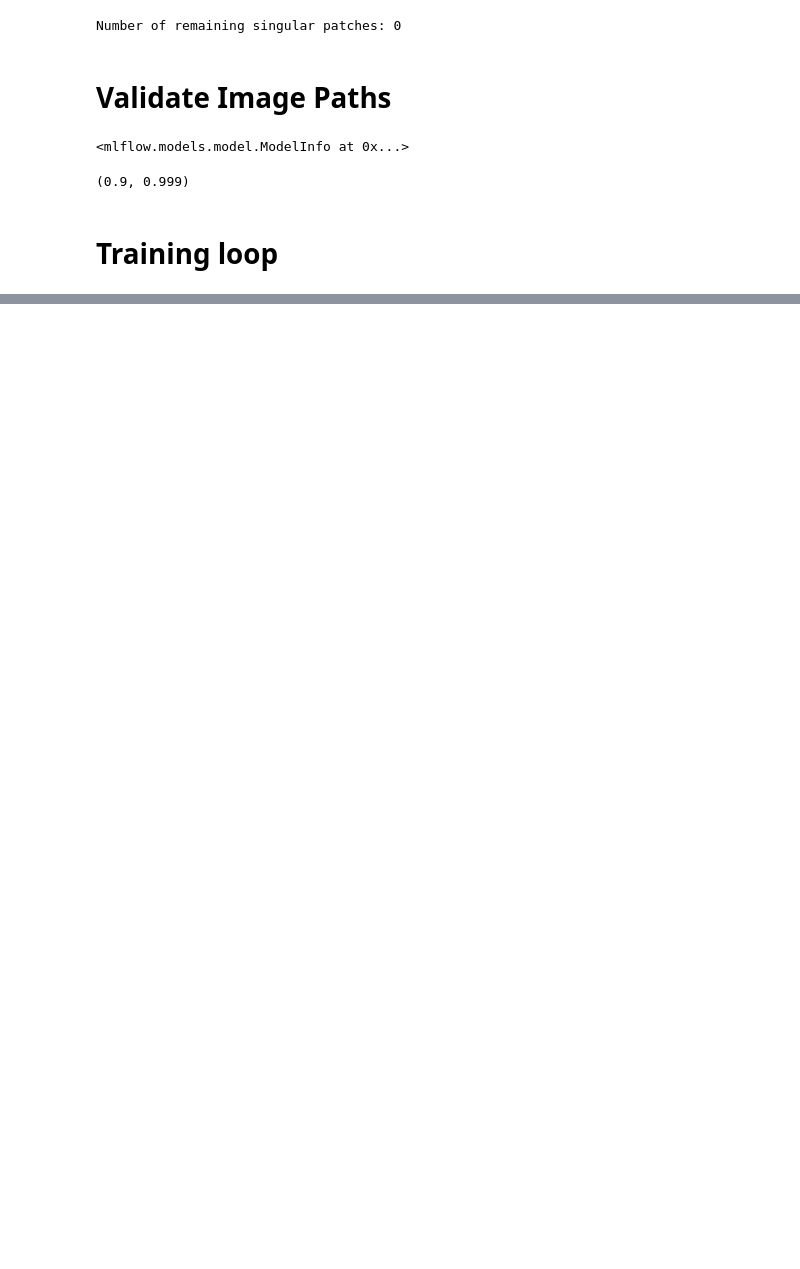
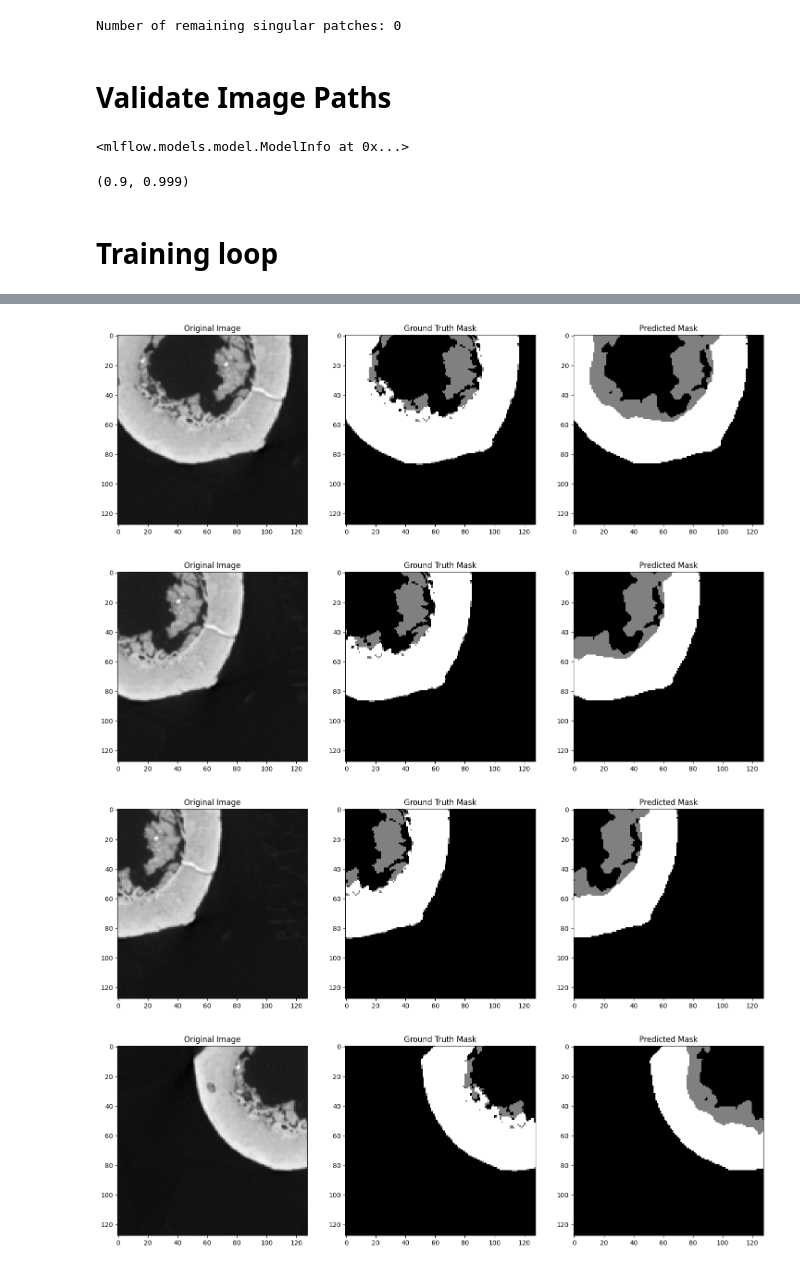
Before and after one commit to N-Van/IA-SeReOs, a Jupyter notebook: training_adapted.ipynb, the cells around one changed output, grey strips where cells are left out. Drawn from its saved outputs; the diff is of its cells as text; code cells hidden in the pictures; blank space fills up the shorter version.

```diff
--- a/training_adapted.ipynb
+++ b/training_adapted.ipynb
@@ -1321,8 +1362,0 @@ Epoch: 4, Accuracy Value: 0.823891
-# %%
-# After training
-val_loss, class_val = rdn_val(net, val_dataset, i_epoch=1, class_num=class_num)
-
-# Check results
-print(f'Validation Loss: {val_loss}')
-for i, dice in enumerate(class_val):
-    print(f'Dice Overlap for class {i}: {dice}')
@@ -1362,0 +1396,68 @@ Cleanup completed.
+# %%
+def visualize_last_batch(dataloader, model, device):
+    model.eval()
+    with torch.no_grad():
+        for i, sample in enumerate(dataloader):
+            image = sample['image'].to(device)
+            mask = sample['mask'].to(device)
+
+            # Store the last batch
+            last_image_batch = image
+            last_mask_batch = mask
+
+        # Make predictions on the last batch
+        output = model(last_image_batch)
+        preds = output.argmax(dim=1)
+
+        # Move predictions to CPU and convert to numpy array
+        preds = preds.cpu().numpy()
+        masks = last_mask_batch.cpu().numpy()
+
+        # Inspect unique values in the predictions and masks
+        unique_values_preds = np.unique(preds)
+        unique_values_masks = np.unique(masks)
+        print(f"Unique values in predictions: {unique_values_preds}")
+        print(f"Unique values in ground truth masks: {unique_values_masks}")
+
+        # Debugging: Check the shape of inputs and outputs
+        print(f"Input batch shape: {last_image_batch.shape}")
+        print(f"Mask batch shape: {last_mask_batch.shape}")
+        print(f"Prediction batch shape: {preds.shape}")
+
+        # Ensure the output dimensions match the input dimensions
+        assert preds.shape[1:] == last_image_batch.shape[2:], (
+            f"Output shape {preds.shape[1:]} does not match input shape {last_image_batch.shape[2:]}"
+        )
+
+        # Visualize the last batch
+        batch_size = preds.shape[0]
+        for idx in range(batch_size):
+            plt.figure(figsize=(18, 6))
+
+            # Original Image (Middle slice for 2.5D)
+            plt.subplot(1, 3, 1)
+            plt.title("Original Image")
+            image_np = last_image_batch[idx].cpu().numpy()
+            if image_np.ndim == 3 and image_np.shape[0] == 3:  # 2.5D image with 3 channels
+                middle_slice = image_np[1]  # Selecting the middle slice
+                plt.imshow(middle_slice, cmap='gray')
+            elif image_np.ndim == 3 and image_np.shape[0] == 1:  # Single channel but 3D (like [1, H, W])
+                plt.imshow(image_np[0], cmap='gray')
+            elif image_np.ndim == 3:  # Multichannel image
+                plt.imshow(np.transpose(image_np, (1, 2, 0)))
+
+            # Ground Truth Mask
+            plt.subplot(1, 3, 2)
+            plt.title("Ground Truth Mask")
+            plt.imshow(masks[idx], cmap='gray')
+
+            # Predicted Mask
+            plt.subplot(1, 3, 3)
+            plt.title("Predicted Mask")
+            plt.imshow(preds[idx], cmap='gray')
+
+            plt.show()
+
+# Example usage with your validation DataLoader
+visualize_last_batch(val_data_loader, net, device)
+# %% [output]
@@ -1362,0 +1469,4 @@ Cleanup completed.
+[figure, added]
+[figure, added]
+[figure, added]
+[figure, added]
```
Also changed, not shown: parts of 15 cells of this notebook, 1 other file.
